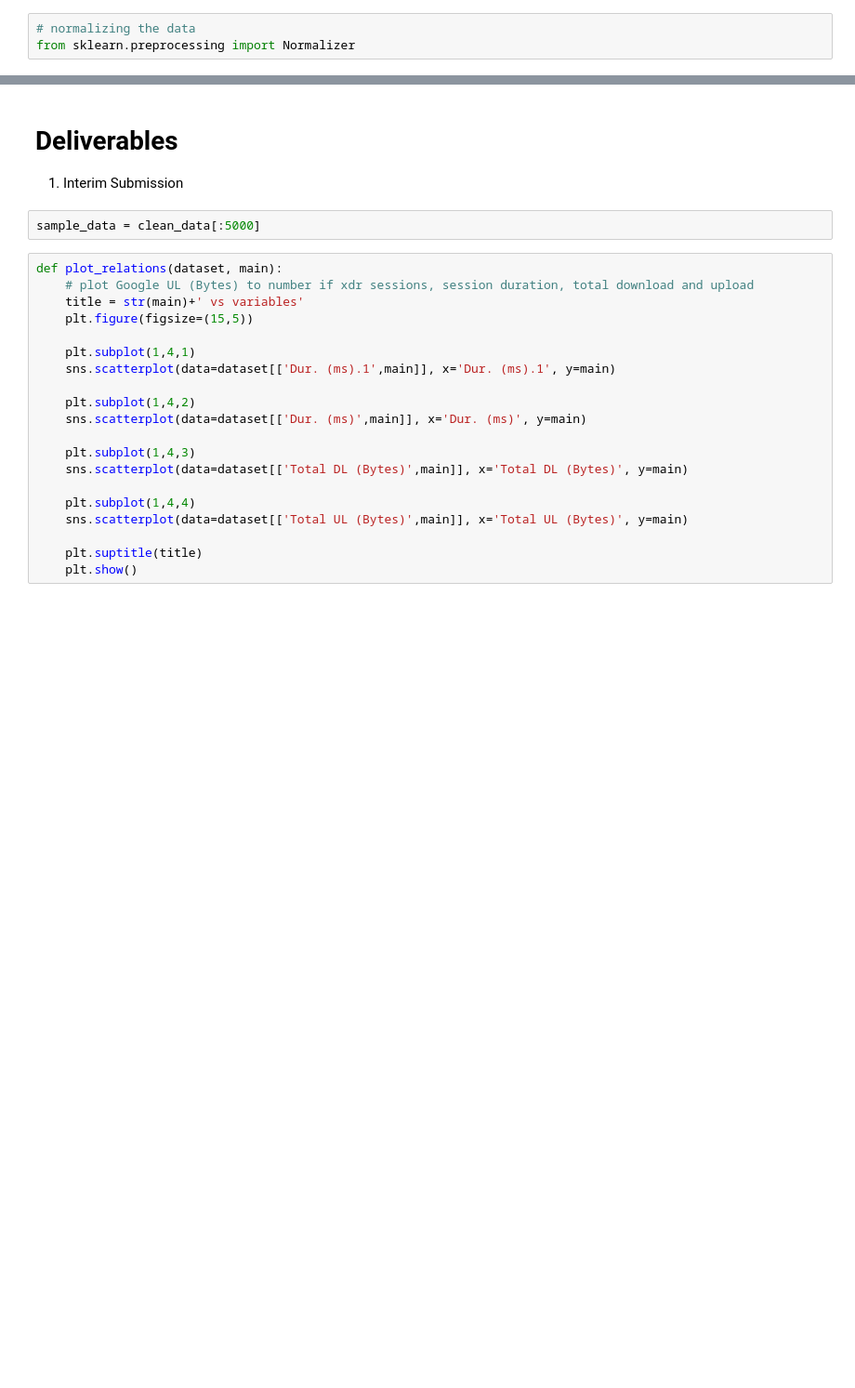
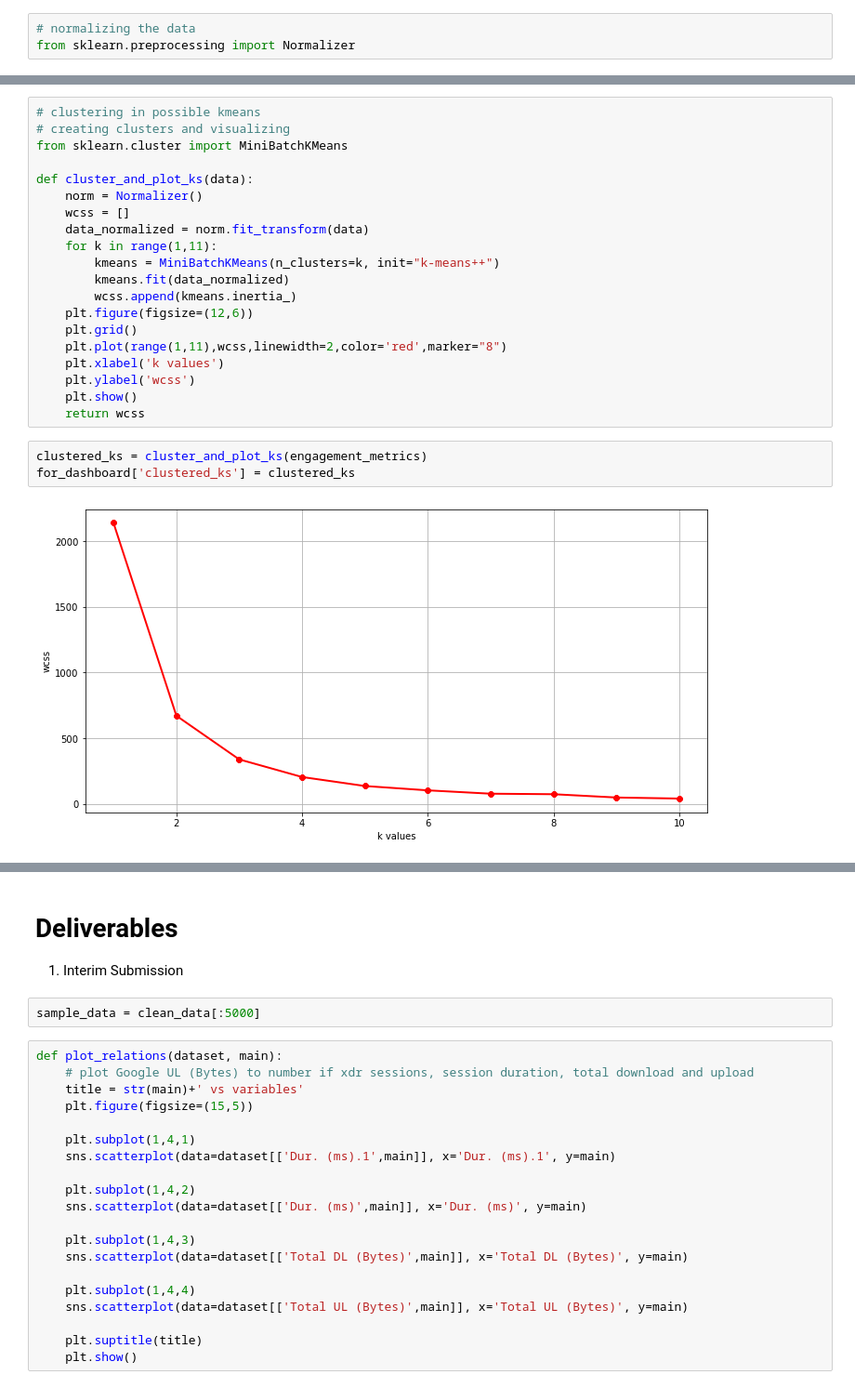
Before and after one commit to Kira-Floris/TellCo, a Jupyter notebook: notebook/telco project.ipynb, the cells around one changed output, grey strips where cells are left out. Shown at 93% size. Saved outputs shown, nothing was run; the diff lists cells and outputs as text; blank space fills up the shorter version.

```diff
--- a/notebook/telco project.ipynb
+++ b/notebook/telco project.ipynb
@@ -280,0 +445,25 @@ cluster_and_plot(engagement_metrics)
+# %%
+# clustering in possible kmeans
+# creating clusters and visualizing
+from sklearn.cluster import MiniBatchKMeans
+
+def cluster_and_plot_ks(data):
+    norm = Normalizer()
+    wcss = []
+    data_normalized = norm.fit_transform(data)
+    for k in range(1,11):
+        kmeans = MiniBatchKMeans(n_clusters=k, init="k-means++")
+        kmeans.fit(data_normalized)
+        wcss.append(kmeans.inertia_)
+    plt.figure(figsize=(12,6))
+    plt.grid()
+    plt.plot(range(1,11),wcss,linewidth=2,color='red',marker="8")
+    plt.xlabel('k values')
+    plt.ylabel('wcss')
+    plt.show()
+    return wcss
+# %%
+clustered_ks = cluster_and_plot_ks(engagement_metrics)
+for_dashboard['clustered_ks'] = clustered_ks
+# %% [output]
+[figure, added]
```
Also changed, not shown: parts of 25 cells of this notebook, 1 other file.
